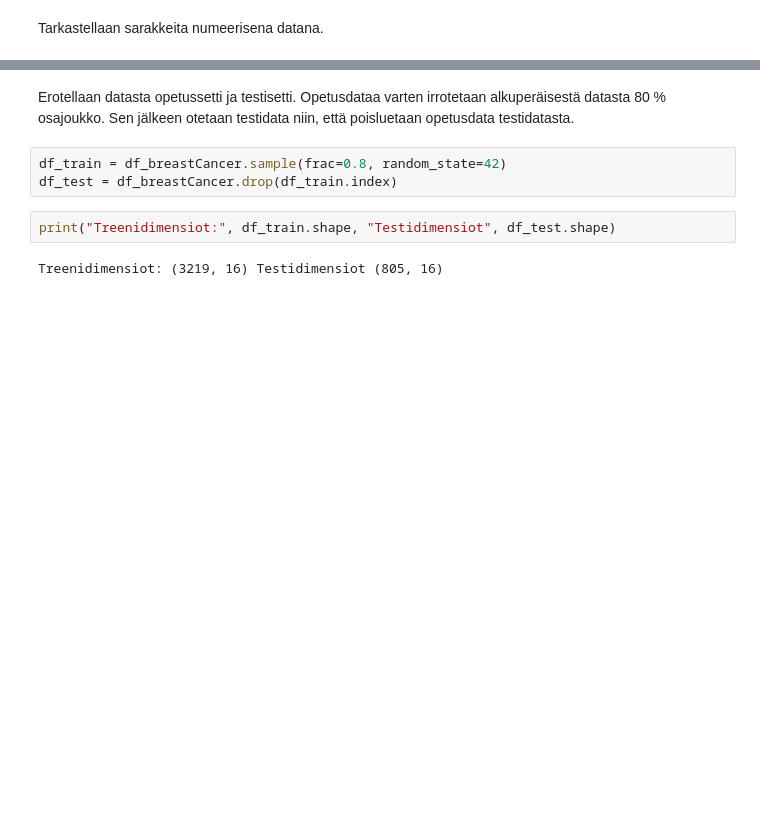
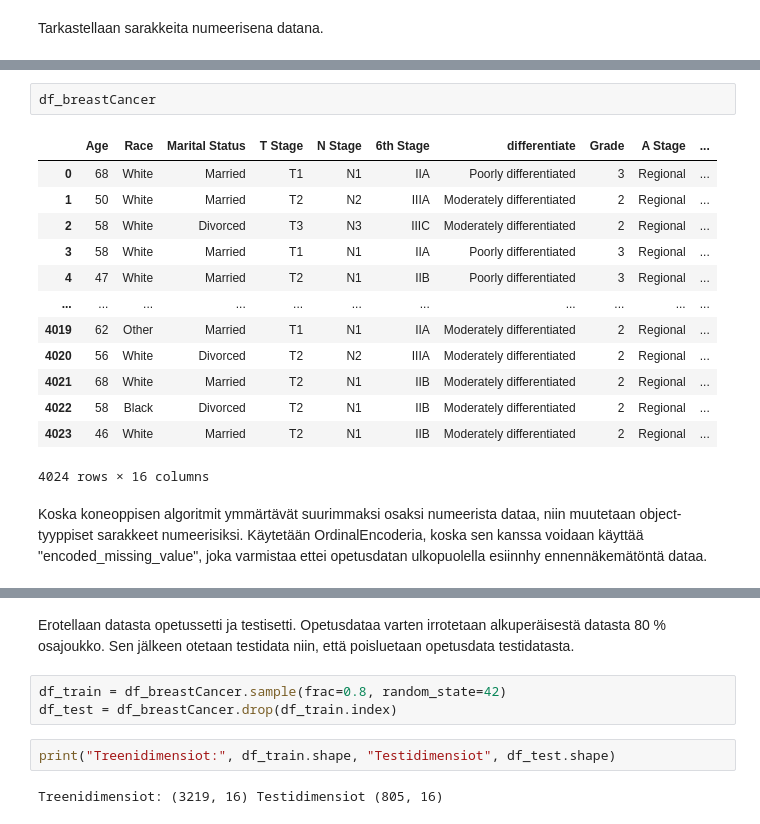
Before and after one commit to hetasks/loppuprojektiSyvaOppiminen, a Jupyter notebook: 1_data_preprocessing.ipynb, the cells around one changed output, grey strips where cells are left out. Cells and saved outputs as stored; diff of their text form; blank space fills up the shorter version.

```diff
--- a/1_data_preprocessing.ipynb
+++ b/1_data_preprocessing.ipynb
@@ -232,0 +147,18 @@ df_breastCancer.head()
+# %%
+df_breastCancer
+# %% [output]
+|  | Age | Race | Marital Status | T Stage | N Stage | 6th Stage | differentiate | Grade | A Stage | ... |
+| 0 | 68 | White | Married | T1 | N1 | IIA | Poorly differentiated | 3 | Regional | ... |
+| 1 | 50 | White | Married | T2 | N2 | IIIA | Moderately differentiated | 2 | Regional | ... |
+| 2 | 58 | White | Divorced | T3 | N3 | IIIC | Moderately differentiated | 2 | Regional | ... |
+| 3 | 58 | White | Married | T1 | N1 | IIA | Poorly differentiated | 3 | Regional | ... |
+| 4 | 47 | White | Married | T2 | N1 | IIB | Poorly differentiated | 3 | Regional | ... |
+| ... | ... | ... | ... | ... | ... | ... | ... | ... | ... | ... |
+| 4019 | 62 | Other | Married | T1 | N1 | IIA | Moderately differentiated | 2 | Regional | ... |
+| 4020 | 56 | White | Divorced | T2 | N2 | IIIA | Moderately differentiated | 2 | Regional | ... |
+| 4021 | 68 | White | Married | T2 | N1 | IIB | Moderately differentiated | 2 | Regional | ... |
+| 4022 | 58 | Black | Divorced | T2 | N1 | IIB | Moderately differentiated | 2 | Regional | ... |
+| 4023 | 46 | White | Married | T2 | N1 | IIB | Moderately differentiated | 2 | Regional | ... |
+4024 rows × 16 columns
+# %% [markdown]
+Koska koneoppisen algoritmit ymmärtävät suurimmaksi osaksi numeerista dataa, niin muutetaan object-tyyppiset sarakkeet numeerisiksi. Käytetään OrdinalEncoderia, koska sen kanssa voidaan käyttää "encoded_missing_value", joka varmistaa ettei opetusdatan ulkopuolella esiinnhy ennennäkemätöntä dataa.
```
Also changed, not shown: parts of 44 cells of this notebook.
